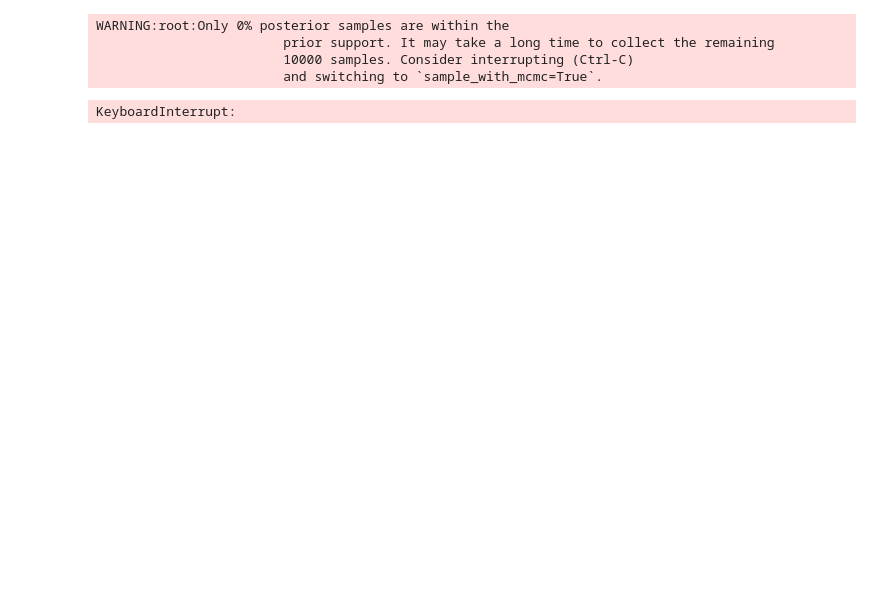
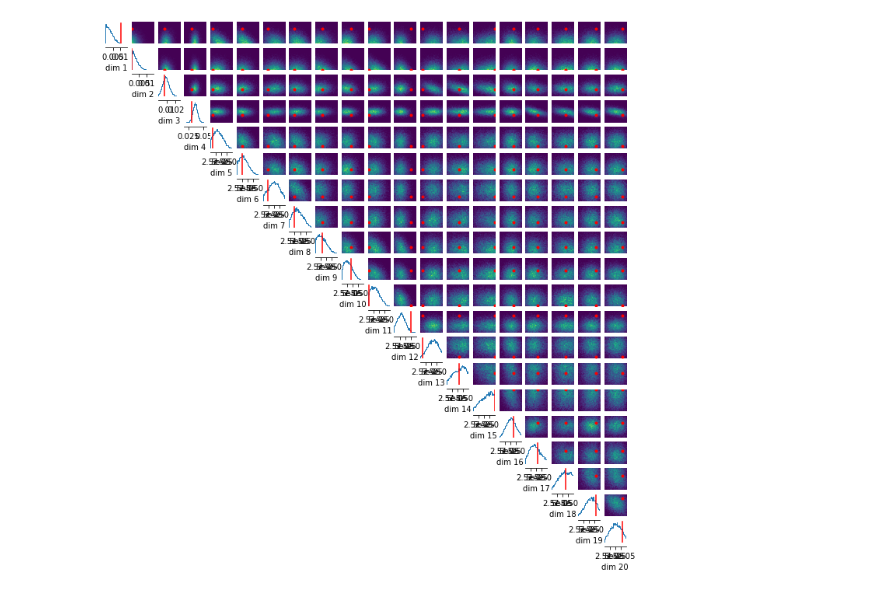
Before and after one commit to LouisRouillard/NF_test_bench, a Jupyter notebook: sbi_lotka_volterra.ipynb, the cells around one changed output. Cells and saved outputs as stored; diff of their text form; code cells hidden in the pictures; blank space fills up the shorter version.

```diff
--- a/sbi_lotka_volterra.ipynb
+++ b/sbi_lotka_volterra.ipynb
@@ -72,12 +45,10 @@ prior = utils.BoxUniform(low=torch.zeros(num_dim), high= 2 * theta)
 # %%
 embedding = nn.Sequential(
-    nn.Conv1d(food_chain_length, 16, kernel_size=5),
-    nn.BatchNorm1d(16),
+    nn.Conv1d(N_POP, 16, kernel_size=5),
     nn.ReLU(),
     nn.Conv1d(16, 16, kernel_size=5),
-    nn.BatchNorm1d(16),
     nn.ReLU(),
     nn.Flatten(),
-    nn.Linear(3072, 20)
+    nn.Linear(3088, 20)
 )
 # %%
@@ -130,16 +88,14 @@ torch.Size([5000, 12])
 # %%
+theta = prior.sample()
+
 observation = simulator(theta)
 samples = posterior.sample((10000,), x=observation)
 log_probability = posterior.log_prob(samples, x=observation)
 _ = utils.pairplot(samples,
                 #    limits=[[0,0.5],[0,1e-4],[0,0.5], [0, 2e-4]],
                    points=theta,
                    points_offdiag={'markersize': 6},
                    points_colors='r',
-                   fig_size=(6,6))
+                   fig_size=(12,12))
 # %% [output]
-WARNING:root:Only 0% posterior samples are within the
-                        prior support. It may take a long time to collect the remaining
-                        10000 samples. Consider interrupting (Ctrl-C)
-                        and switching to `sample_with_mcmc=True`.
-KeyboardInterrupt:
+[figure, added]
```
Also changed, not shown: parts of 15 cells of this notebook.
